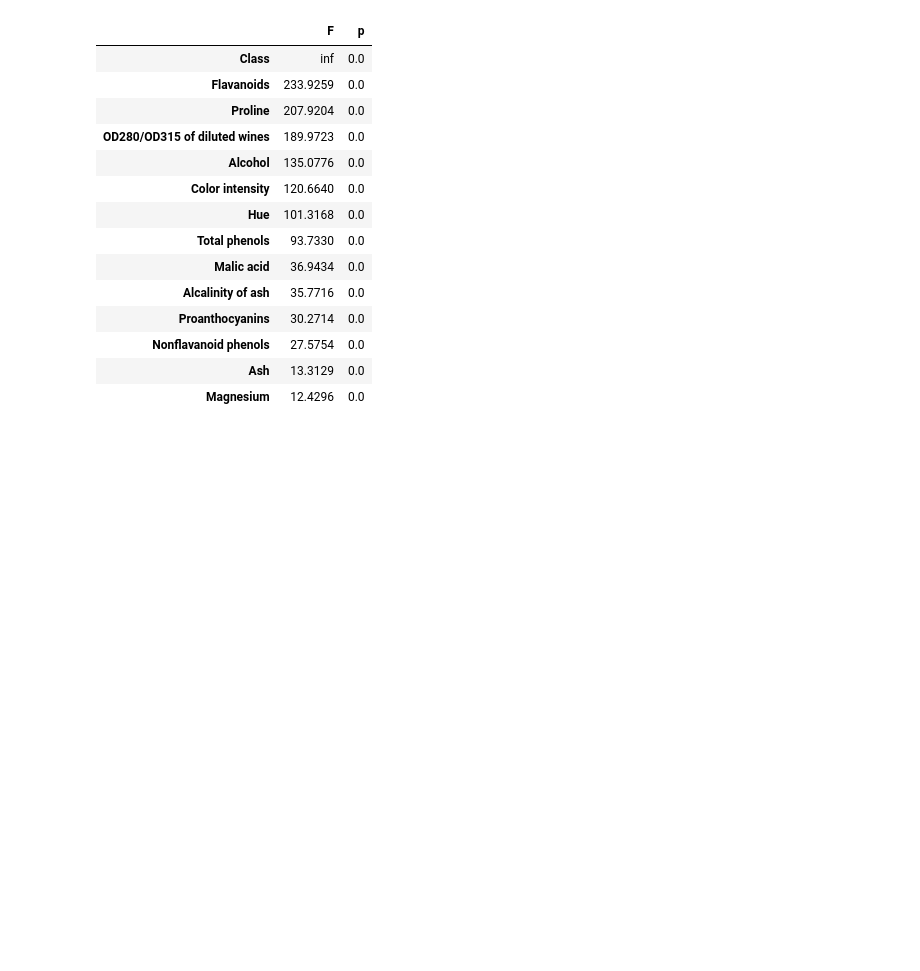
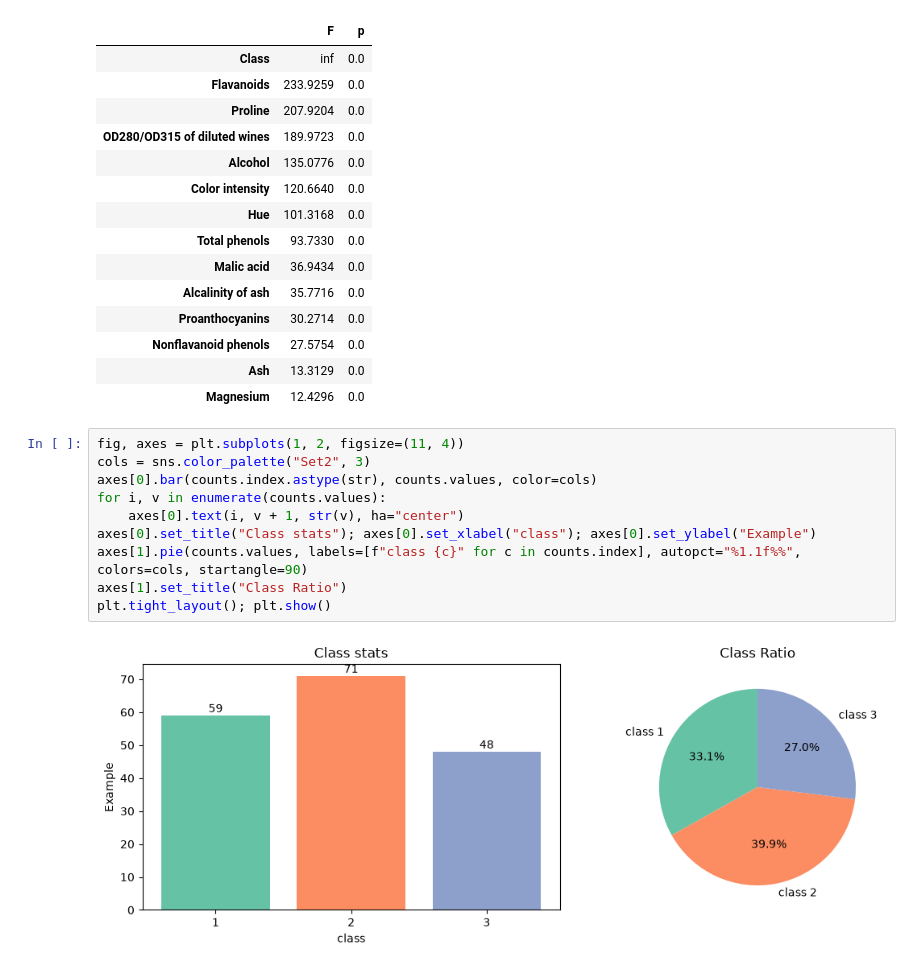
Before and after one commit to AUstundagx/Wine-Quality-Prediction, a Jupyter notebook: notebooks/data_ucı.ipynb, the cells around one changed output. Cells and saved outputs as stored; diff of their text form; blank space fills up the shorter version.

Commit message:
add seaborn and matlplotlib and start visiualazing data as figures shows class stats and class ratio

```diff
--- a/notebooks/data_ucı.ipynb
+++ b/notebooks/data_ucı.ipynb
@@ -133,3 +135,15 @@ anova.round(4)
 | Nonflavanoid phenols | 27.5754 | 0.0 |
 | Ash | 13.3129 | 0.0 |
 | Magnesium | 12.4296 | 0.0 |
+# %%
+fig, axes = plt.subplots(1, 2, figsize=(11, 4))
+cols = sns.color_palette("Set2", 3)
+axes[0].bar(counts.index.astype(str), counts.values, color=cols)
+for i, v in enumerate(counts.values):
+    axes[0].text(i, v + 1, str(v), ha="center")
+axes[0].set_title("Class stats"); axes[0].set_xlabel("class"); axes[0].set_ylabel("Example")
+axes[1].pie(counts.values, labels=[f"class {c}" for c in counts.index], autopct="%1.1f%%", colors=cols, startangle=90)
+axes[1].set_title("Class Ratio")
+plt.tight_layout(); plt.show()
+# %% [output]
+[figure, added]
```
Also changed, not shown: parts of 1 cell of this notebook.
